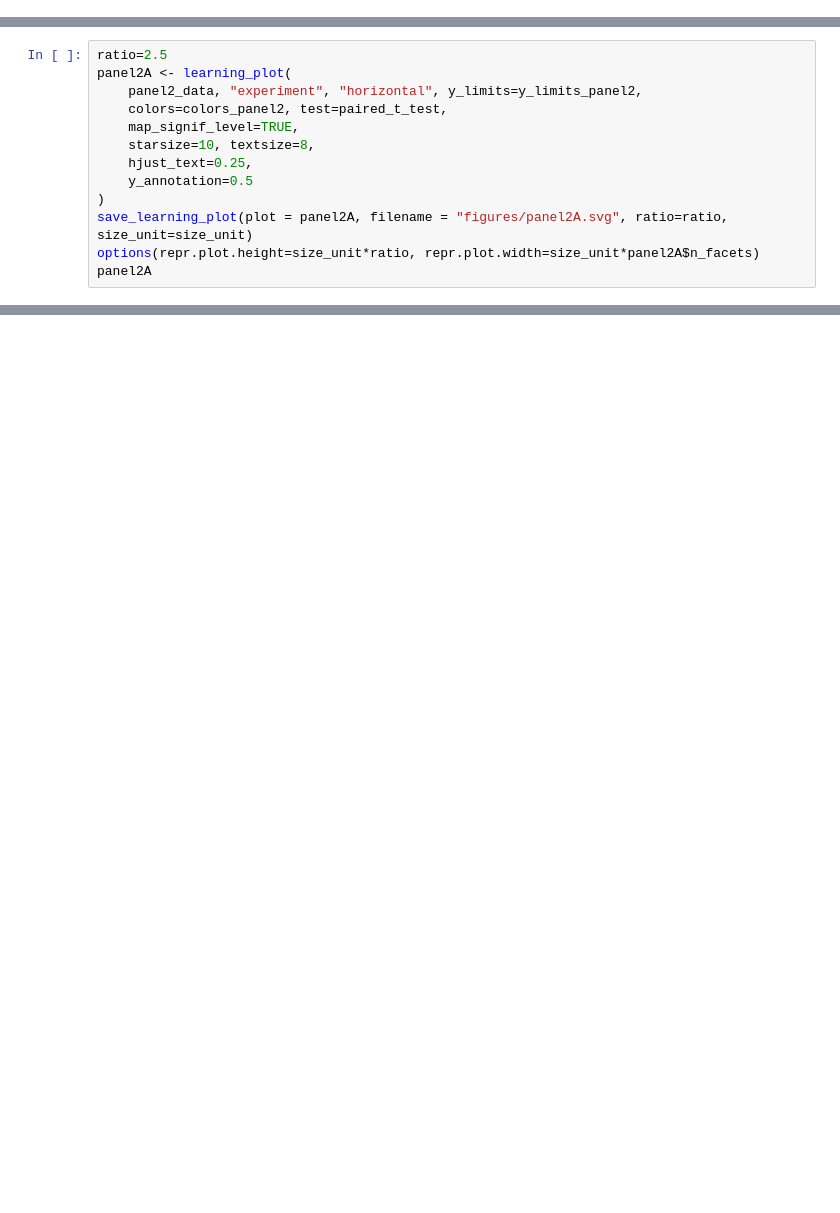
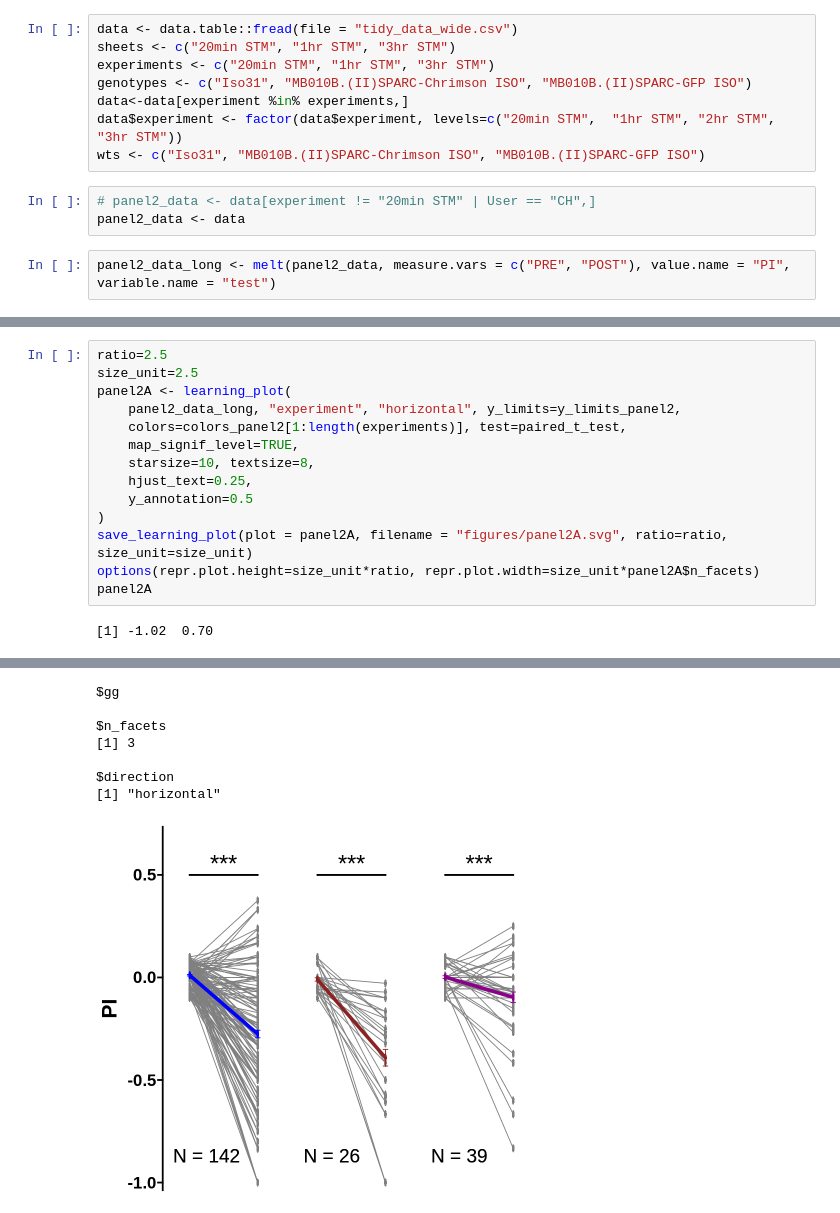
Before and after one commit to shaliulab/idoc-paper, a Jupyter notebook: 3_panel2.ipynb, the cells around one changed output, grey strips where cells are left out. Drawn from its saved outputs; the diff is of its cells as text; blank space fills up the shorter version.

```diff
--- a/3_panel2.ipynb
+++ b/3_panel2.ipynb
@@ -11,0 +11,13 @@ Loading required package: behavr
+# %%
+data <- data.table::fread(file = "tidy_data_wide.csv")
+sheets <- c("20min STM", "1hr STM", "3hr STM")
+experiments <- c("20min STM", "1hr STM", "3hr STM")
+genotypes <- c("Iso31", "MB010B.(II)SPARC-Chrimson ISO", "MB010B.(II)SPARC-GFP ISO")
+data<-data[experiment %in% experiments,]
+data$experiment <- factor(data$experiment, levels=c("20min STM",  "1hr STM", "2hr STM", "3hr STM"))
+wts <- c("Iso31", "MB010B.(II)SPARC-Chrimson ISO", "MB010B.(II)SPARC-GFP ISO")
+# %%
+# panel2_data <- data[experiment != "20min STM" | User == "CH",]
+panel2_data <- data
+# %%
+panel2_data_long <- melt(panel2_data, measure.vars = c("PRE", "POST"), value.name = "PI", variable.name = "test")
@@ -19,8 +45,9 @@ ERROR: Error in eval(expr, envir, enclos): object 'panel2_data' not found
 # %%
 ratio=2.5
+size_unit=2.5
 panel2A <- learning_plot(
-    panel2_data, "experiment", "horizontal", y_limits=y_limits_panel2,
-    colors=colors_panel2, test=paired_t_test,
+    panel2_data_long, "experiment", "horizontal", y_limits=y_limits_panel2,
+    colors=colors_panel2[1:length(experiments)], test=paired_t_test,
     map_signif_level=TRUE,
     starsize=10, textsize=8,
     hjust_text=0.25,
@@ -29,3 +56,5 @@ panel2A <- learning_plot(
 save_learning_plot(plot = panel2A, filename = "figures/panel2A.svg", ratio=ratio, size_unit=size_unit)
 options(repr.plot.height=size_unit*ratio, repr.plot.width=size_unit*panel2A$n_facets)
 panel2A
+# %% [output]
+[1] -1.02  0.70
@@ -32,3 +73,11 @@ panel2A
+$gg
+
+$n_facets
+[1] 3
+
+$direction
+[1] "horizontal"
+[figure, added]
 # %%
 ratio=7
 size_unit=1
```
Also changed, not shown: parts of 7 cells of this notebook, 44 other files.
